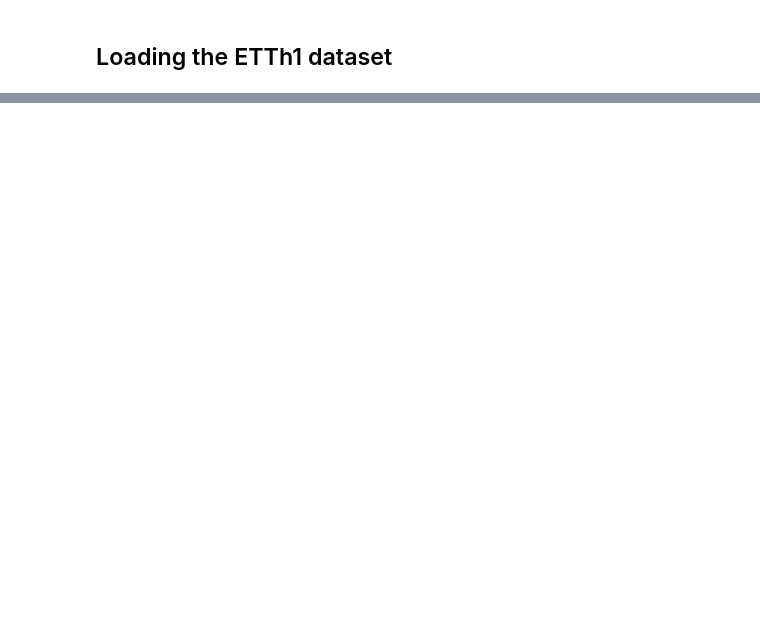
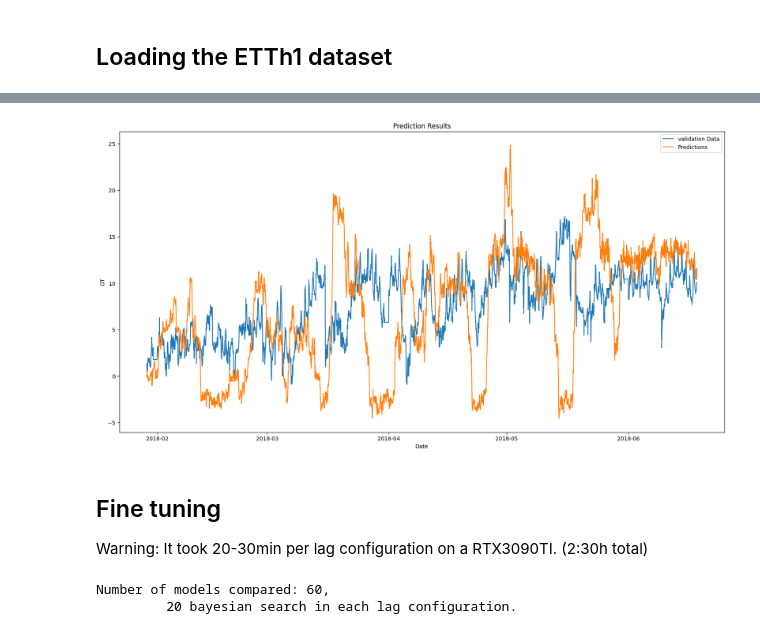
Before and after one commit to khaledbouabdallah/Time-series-DS-project, a Jupyter notebook: XGBoost.ipynb, the cells around one changed output, grey strips where cells are left out. Cells and saved outputs as stored; diff of their text form; code cells hidden in the pictures; blank space fills up the shorter version.

```diff
--- a/XGBoost.ipynb
+++ b/XGBoost.ipynb
@@ -138,0 +164,58 @@ Mean test Absolute Error: 0.48842
+# %%
+plt.figure(figsize=(20, 10))
+plt.plot(val_data, label='validation Data')
+plt.plot(predictions, label='Predictions')
+plt.xlabel('Date')
+plt.ylabel('OT')
+plt.title('Prediction Results')
+plt.legend()
+plt.show()
+# %% [output]
+[figure, added]
+# %% [markdown]
+## Fine tuning
+
+Warning: It took 20-30min per lag configuration on a RTX3090TI. (2:30h total)
+# %%
+# Lags grid
+lags_grid = [24*30*3,24*30*4,24*30*5]
+
+forecaster = ForecasterAutoreg(
+                 regressor = XGBRegressor(random_state=123,
+                                          tree_method='hist',
+                                          device='cuda'),
+                 lags            = 24*30*6  )
+
+data = df.copy()
+
+# Regressor hyperparameters search space
+def search_space(trial):
+    search_space  = {
+        'n_estimators'  : trial.suggest_int('n_estimators', 200, 1200, step=100),
+        'max_depth'     : trial.suggest_int('max_depth', 2, 14, step=1),
+        'learning_rate' : trial.suggest_float('learning_rate', 0.01, 0.5),
+        'reg_alpha'     : trial.suggest_float('reg_alpha', 0, 1, step=0.1),
+        'reg_lambda'    : trial.suggest_float('reg_lambda', 0, 1, step=0.1),
+    }
+    return search_space
+
+results_search, frozen_trial = bayesian_search_forecaster(
+                                   forecaster         = forecaster,
+                                   y                  = data["OT"],
+                                   search_space       = search_space,
+                                   lags_grid          = lags_grid,
+                                   steps              = 100,
+                                   refit              = True, #Backtesting
+                                   metric             = 'mean_absolute_error',
+                                   initial_train_size = len(train_data), # use only train part for training
+                                   fixed_train_size   = False,
+                                   n_trials           = 20, # Increase this value for a more exhaustive search
+                                   random_state       = 123,
+                                   return_best        = True,
+                                   n_jobs             = -1,
+                                   verbose            = False,
+                                   show_progress      = True
+                               )
+# %% [output]
+Number of models compared: 60,
+         20 bayesian search in each lag configuration.
```
Also changed, not shown: parts of 45 cells of this notebook, 5 other files.
